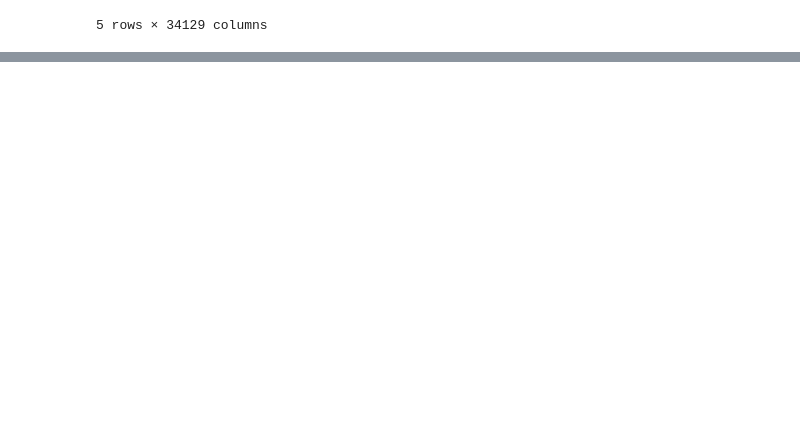
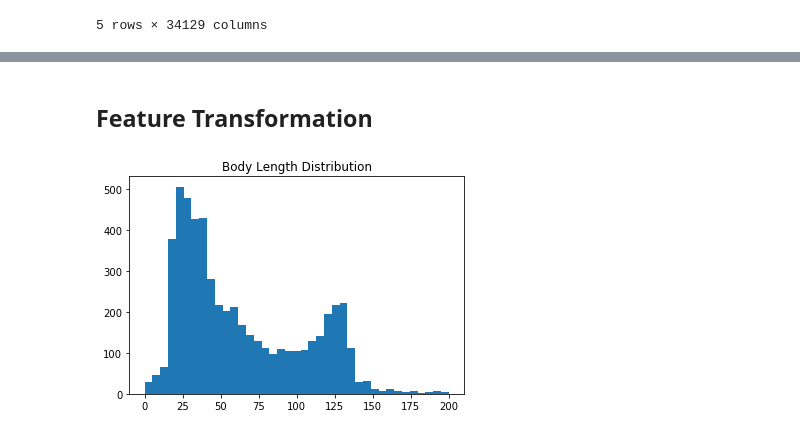
Before and after one commit to FanusArefaine/NLP-Essentials, a Jupyter notebook: NLP.ipynb, the cells around one changed output, grey strips where cells are left out. Saved outputs shown, nothing was run; the diff lists cells and outputs as text; code cells hidden in the pictures; blank space fills up the shorter version.

```diff
--- a/NLP.ipynb
+++ b/NLP.ipynb
@@ -699,0 +766,10 @@ X_counts_df.head()
+# %% [markdown]
+## Feature Transformation
+# %%
+# Checking body length distribution
+bins = np.linspace(0,200, 40)
+plt.hist(text_body['body_len'], bins)
+plt.title("Body Length Distribution")
+plt.show()
+# %% [output]
+[figure, added]
```
Also changed, not shown: parts of 14 cells of this notebook.
